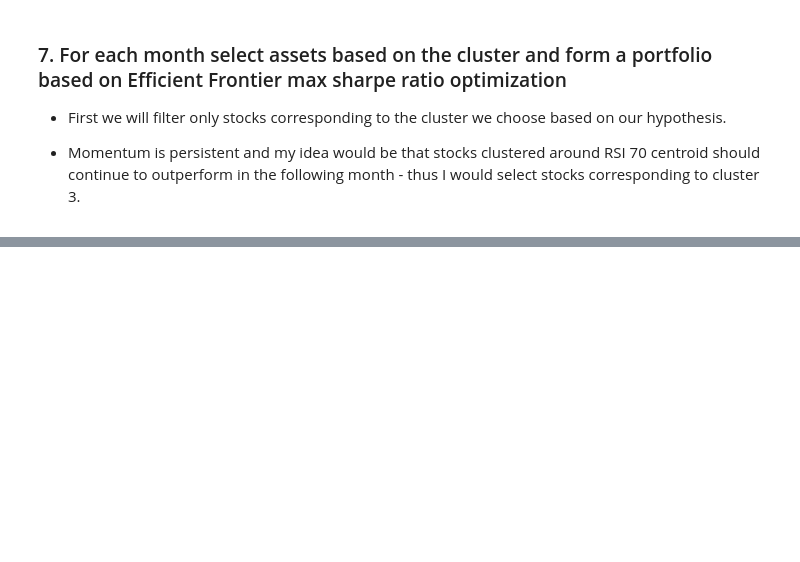
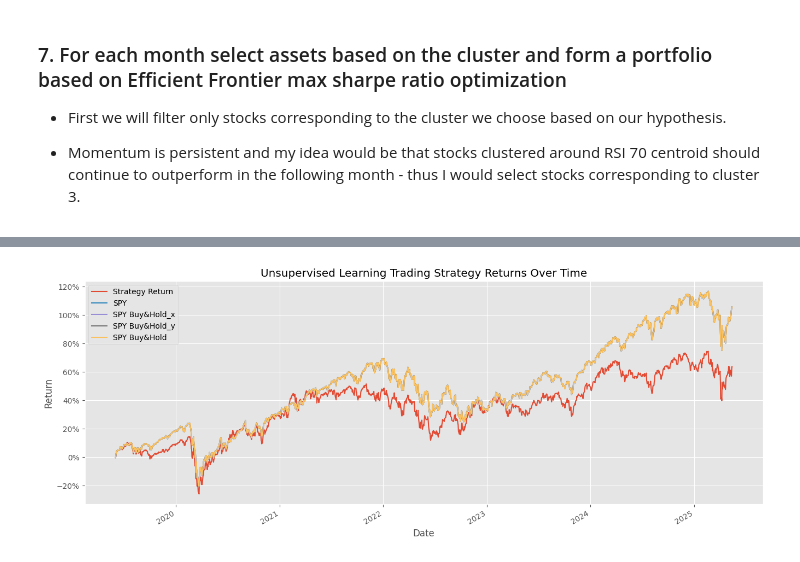
Before and after one commit to Juanes-xd/Proyecto-InfraestructirasParalelas, a Jupyter notebook: Project1.ipynb, the cells around one changed output, grey strips where cells are left out. Cells and saved outputs as stored; diff of their text form; code cells hidden in the pictures; blank space fills up the shorter version.

```diff
--- a/Project1.ipynb
+++ b/Project1.ipynb
@@ -594,0 +889,18 @@ fixed_dates
+# %%
+import matplotlib.ticker as mtick
+
+plt.style.use('ggplot')
+
+portfolio_cumulative_return = np.exp(np.log1p(portfolio_df).cumsum())-1
+
+portfolio_cumulative_return[:'2025-05-14'].plot(figsize=(16,6))
+
+plt.title('Unsupervised Learning Trading Strategy Returns Over Time')
+
+plt.gca().yaxis.set_major_formatter(mtick.PercentFormatter(1))
+
+plt.ylabel('Return')
+
+plt.show()
+# %% [output]
+[figure, added]
```
Also changed, not shown: parts of 23 cells of this notebook.
